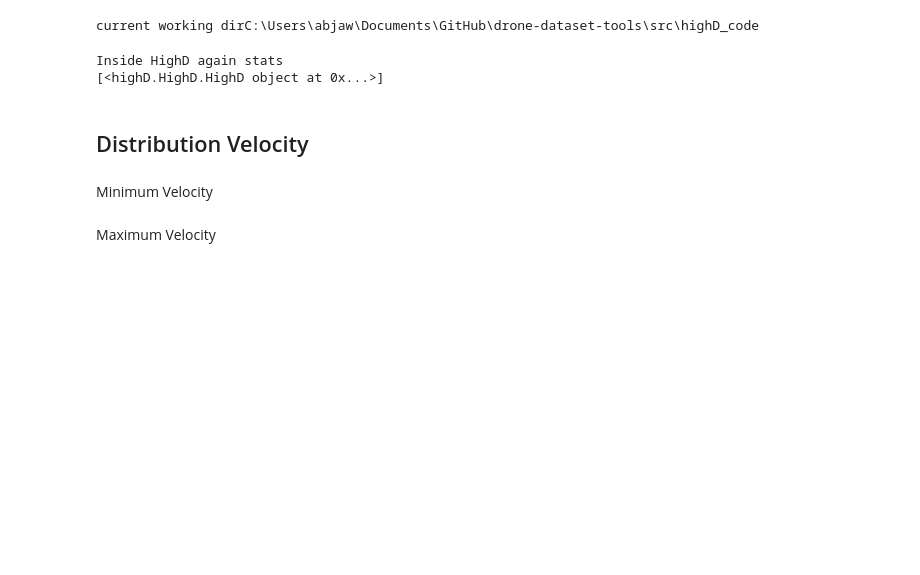
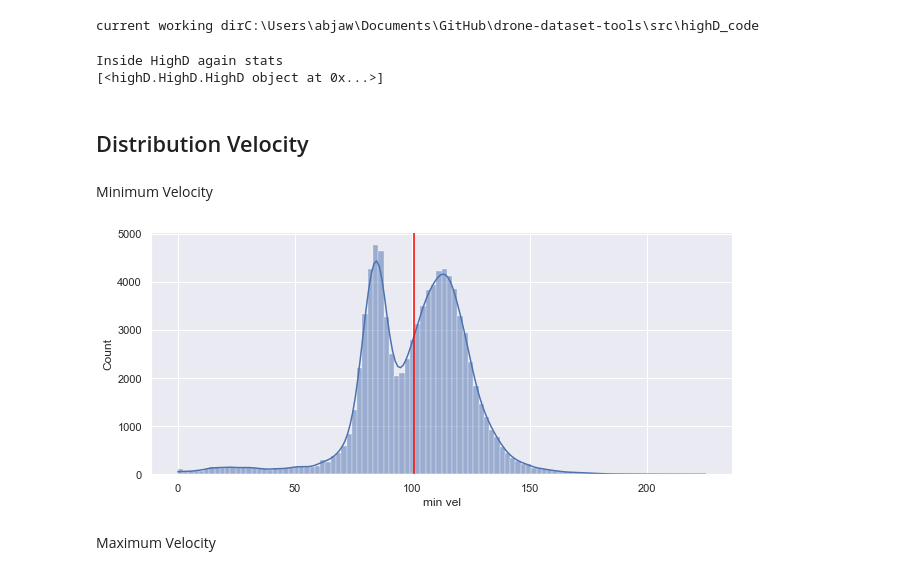
Before and after one commit to adhocmaster/drone-dataset-tools, a Jupyter notebook: src/highD_code/plot.ipynb, the cells around one changed output. Drawn from its saved outputs; the diff is of its cells as text; code cells hidden in the pictures; blank space fills up the shorter version.

```diff
--- a/src/highD_code/plot.ipynb
+++ b/src/highD_code/plot.ipynb
@@ -19,9 +21,10 @@ print(highD_list)
 Inside HighD again stats
 [<highD.HighD.HighD object at 0x...>]
 # %%
+dillDir = 'dill'
 dill_highD_list = []
 for i in range(1, 50):
-    filename = dillDir + '/highD_' + str(i)+'_.dill'
+    filename = dillDir + '/' + str(i)+'.dill'
     ifile = open(filename, "rb")
     dill_highD_list.append(dill.load(ifile))
     ifile.close()
@@ -40,11 +43,14 @@ def plotMetricsDF(data, col, xlabel="", bins=10, kde=True):
 # %% [markdown]
 Minimum Velocity
 # %%
-df = pd.DataFrame(columns=['minXVelocity'])
+
+df = pd.DataFrame()
 for highD in dill_highD_list:
     trackMeta = highD.tracksMeta
     df = df.append(trackMeta[['minXVelocity']] * 3.60)
 plotMetricsDF(df, 'minXVelocity', xlabel='min vel', bins=100, kde=True)
+# %% [output]
+[figure, added]
 # %% [markdown]
 Maximum Velocity
 # %%
```
Also changed, not shown: parts of 7 cells of this notebook, 4 other files.
